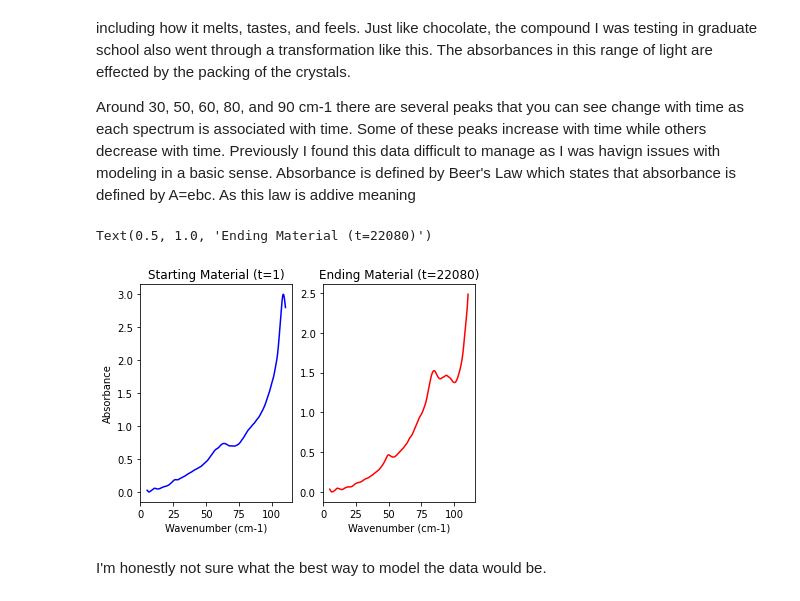
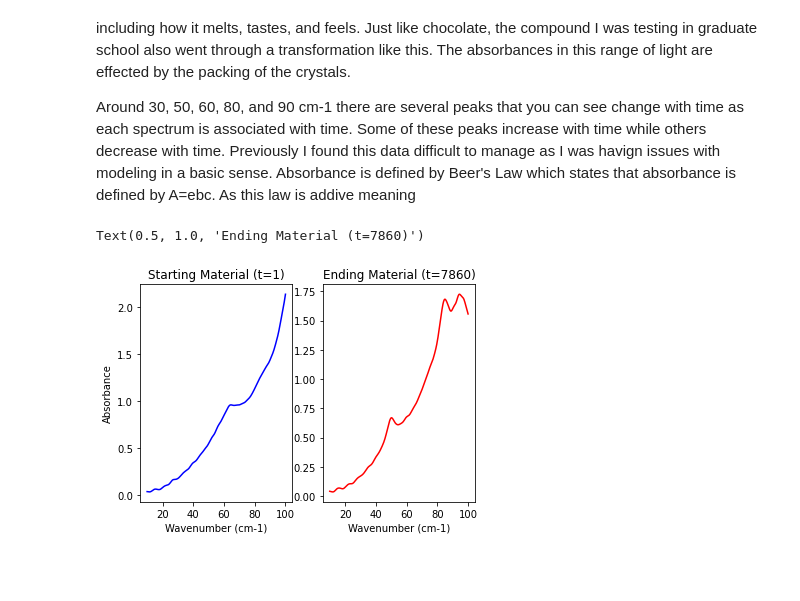
Before and after one commit to michaellaephillips/THzProject, a Jupyter notebook: THzProject.ipynb, the cells around one changed output. Cells and saved outputs as stored; diff of their text form; code cells hidden in the pictures; blank space fills up the shorter version.

```diff
--- a/THzProject.ipynb
+++ b/THzProject.ipynb
@@ -12,7 +12,7 @@ To start with the data processing, below is the libraries I know my data is stor
 import pandas as pd
 import matplotlib.pyplot as plt
 # %%
-df = pd.read_excel('THz data.xlsx')
+df = pd.read_excel('THzData2.xlsx')
 # %% [markdown]
 ## Get the data ready to process
 # %% [markdown]
@@ -46,4 +43,0 @@ This data has a lot of noise outside of 110cm-1 this is due to instrumental limi
-# %%
-freq = freq[:523]
-# %%
-absorb = absorb[:523]
@@ -62,17 +48,15 @@ Around 30, 50, 60, 80, and 90 cm-1 there are several peaks that you can see chan
 # %%
 plt.subplot(1, 2, 1)
 plt.plot(freq, absorb[10],'blue')
 plt.title('Starting Material (t=1)')
 plt.ylabel('Absorbance')
 plt.xlabel('Wavenumber (cm-1)')
 
 
 plt.subplot(1, 2, 2)
 plt.plot(freq, absorb[time[-1]], 'r')
 plt.xlabel('Wavenumber (cm-1)')
-plt.title('Ending Material (t=22080)')
+plt.title('Ending Material (t='+ str(time[-1]) + ')')
 # %% [output]
-Text(0.5, 1.0, 'Ending Material (t=22080)')
+Text(0.5, 1.0, 'Ending Material (t=7860)')
-[figure, old version]
+[figure, new version]
-# %% [markdown]
-I'm honestly not sure what the best way to model the data would be.
```
Also changed, not shown: parts of 30 cells of this notebook.
